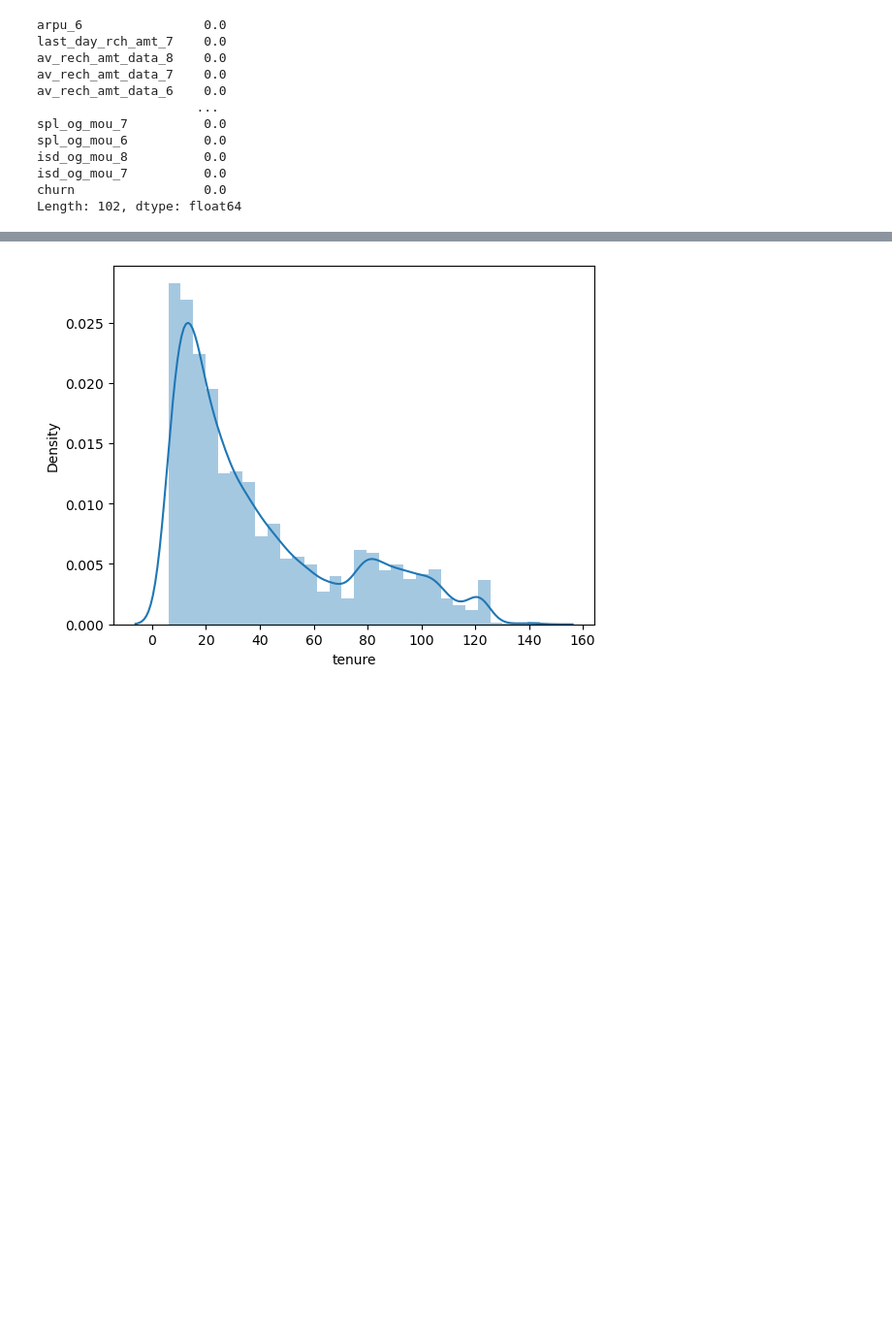
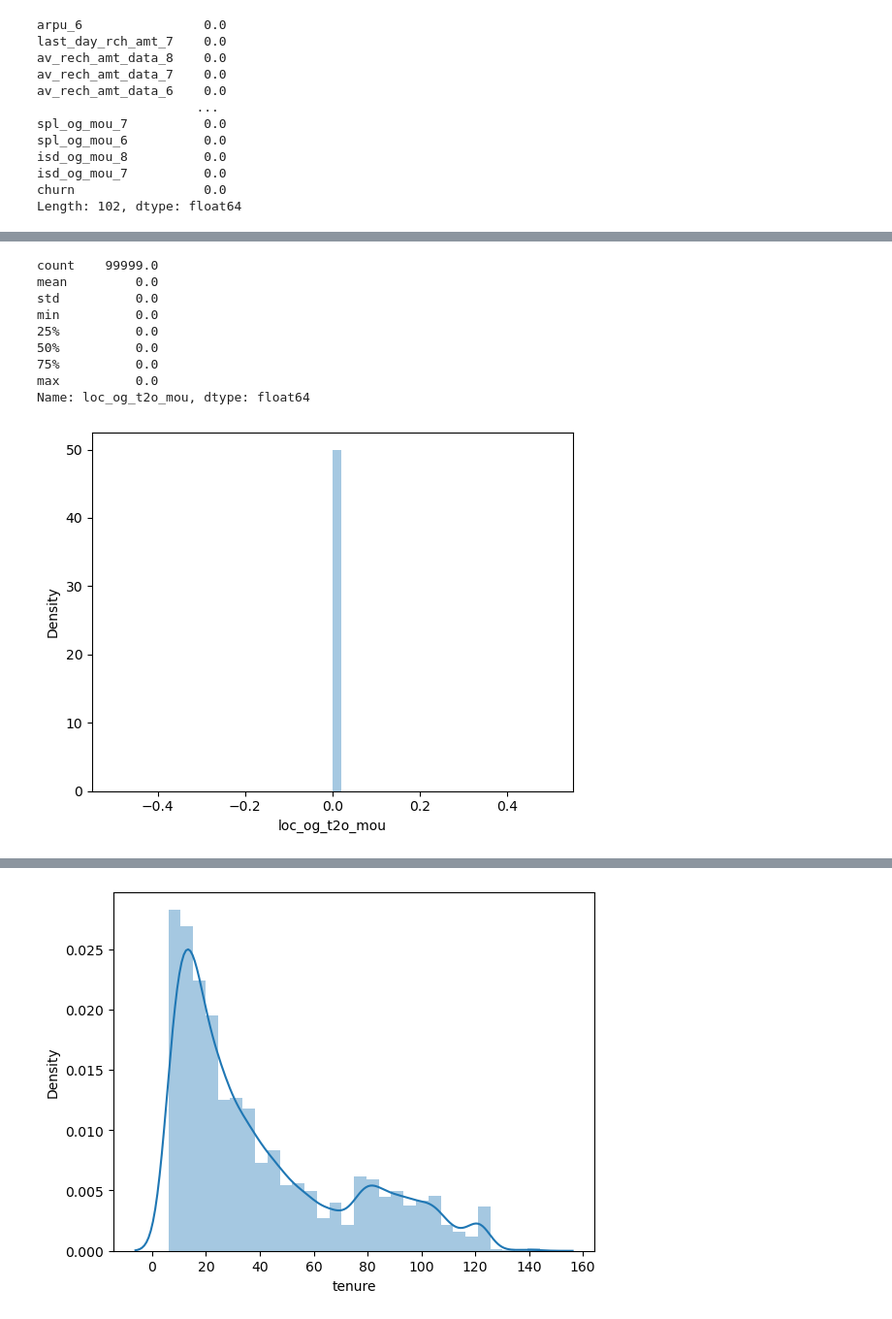
Before and after one commit to abhyndia/Learning-Python, a Jupyter notebook: Telecom+Churn+Case+Study.ipynb, the cells around one changed output, grey strips where cells are left out. Shown at 97% size. Cells and saved outputs as stored; diff of their text form; code cells hidden in the pictures; blank space fills up the shorter version.

```diff
--- a/Telecom+Churn+Case+Study.ipynb
+++ b/Telecom+Churn+Case+Study.ipynb
@@ -636,0 +680,13 @@ Length: 102, dtype: float64
+# %%
+univariate(churn_data.loc_og_t2o_mou)
+# %% [output]
+count    99999.0
+mean         0.0
+std          0.0
+min          0.0
+25%          0.0
+50%          0.0
+75%          0.0
+max          0.0
+Name: loc_og_t2o_mou, dtype: float64
+[figure, added]
```
Also changed, not shown: parts of 27 cells of this notebook.
